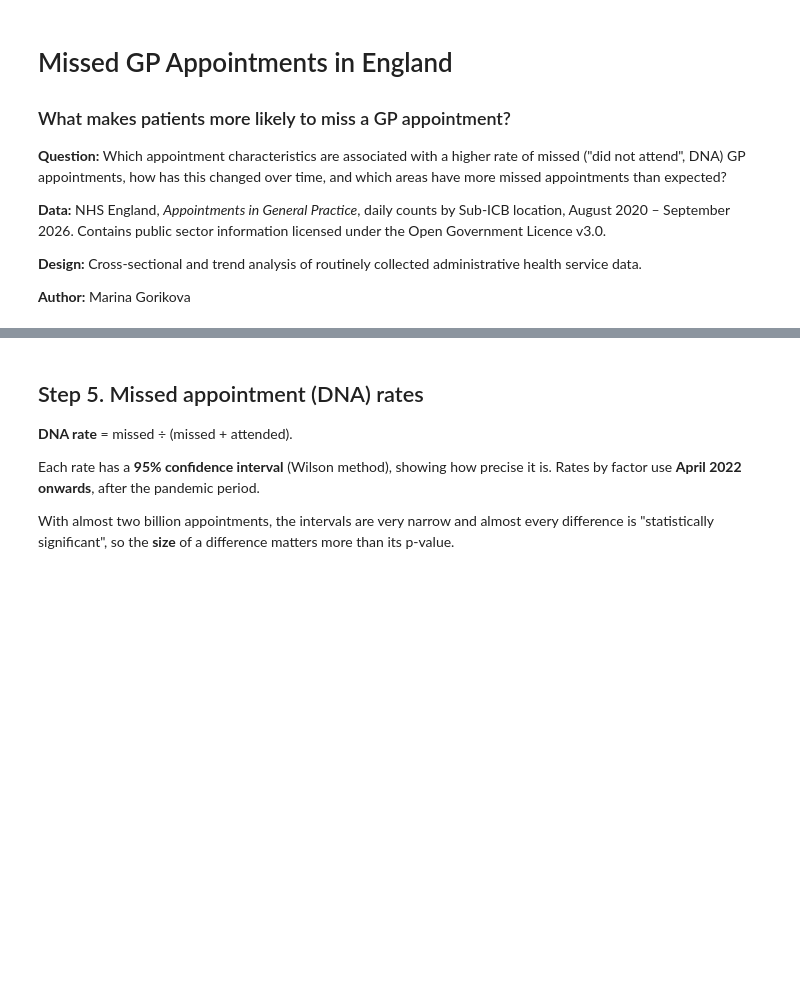
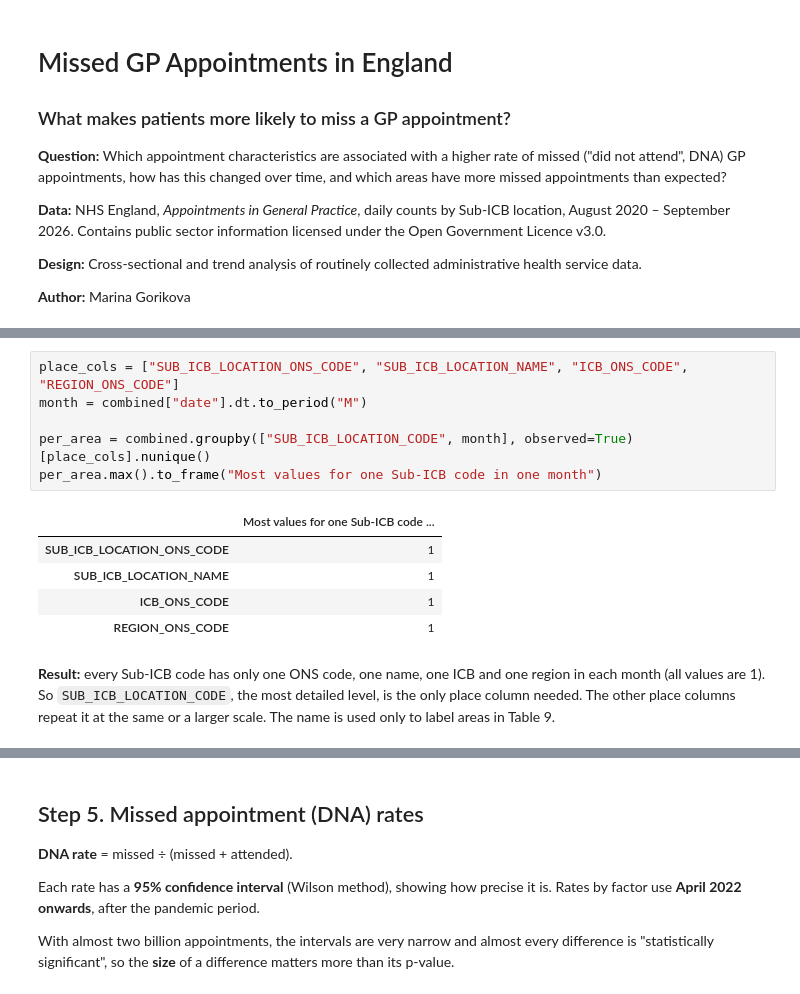
Before and after one commit to mgorikova/NHS-gp-missed-appointments, a Jupyter notebook: NHS_Appointments.ipynb, the cells around one changed output, grey strips where cells are left out. Cells and saved outputs as stored; diff of their text form; blank space fills up the shorter version.

```diff
--- a/NHS_Appointments.ipynb
+++ b/NHS_Appointments.ipynb
@@ -317,0 +285,14 @@ CAT_COLS
+# %%
+place_cols = ["SUB_ICB_LOCATION_ONS_CODE", "SUB_ICB_LOCATION_NAME", "ICB_ONS_CODE", "REGION_ONS_CODE"]
+month = combined["date"].dt.to_period("M")
+
+per_area = combined.groupby(["SUB_ICB_LOCATION_CODE", month], observed=True)[place_cols].nunique()
+per_area.max().to_frame("Most values for one Sub-ICB code in one month")
+# %% [output]
+|  | Most values for one Sub-ICB code ... |
+| SUB_ICB_LOCATION_ONS_CODE | 1 |
+| SUB_ICB_LOCATION_NAME | 1 |
+| ICB_ONS_CODE | 1 |
+| REGION_ONS_CODE | 1 |
+# %% [markdown]
+**Result:** every Sub-ICB code has only one ONS code, one name, one ICB and one region in each month (all values are 1). So `SUB_ICB_LOCATION_CODE`, the most detailed level, is the only place column needed. The other place columns repeat it at the same or a larger scale. The name is used only to label areas in Table 9.
```
Also changed, not shown: parts of 73 cells of this notebook, 7 other files.
